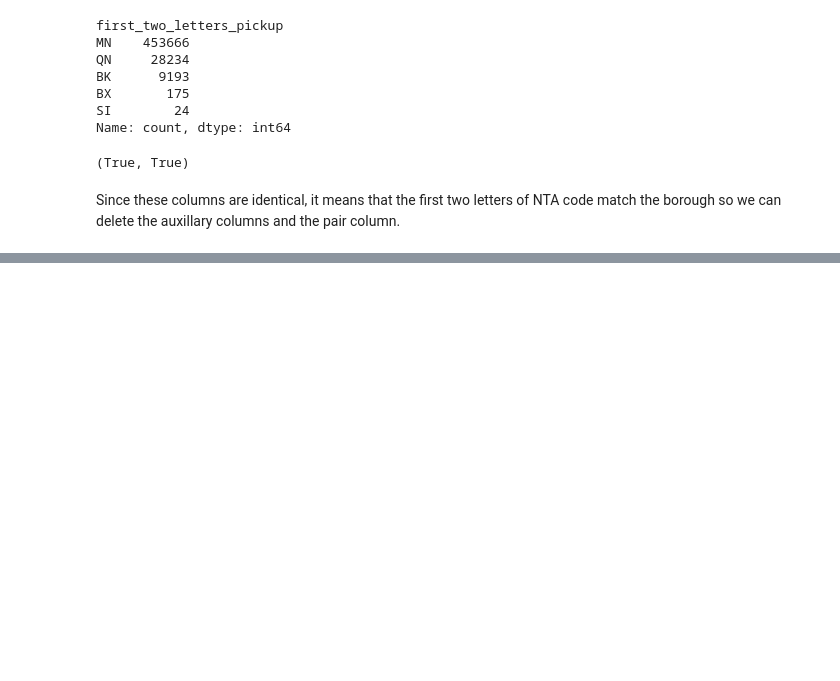
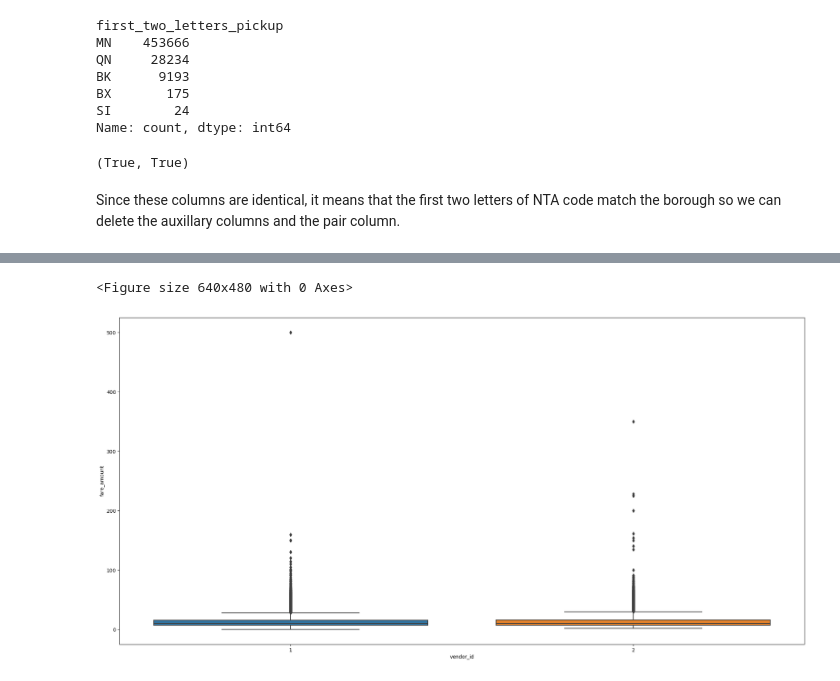
Before and after one commit to MichalKrzyzanski2002/Foundations-Data-Science-Project, a Jupyter notebook: Cleaning.ipynb, the cells around one changed output, grey strips where cells are left out. Drawn from its saved outputs; the diff is of its cells as text; code cells hidden in the pictures; blank space fills up the shorter version.

```diff
--- a/Cleaning.ipynb
+++ b/Cleaning.ipynb
@@ -1109,0 +1145,17 @@ data.drop(['first_two_letters_pickup', 'first_two_letters_dropoff','pair'], axis
+# %%
+import seaborn as sns
+import matplotlib.pyplot as plt
+
+def create_box_plot(data, x_col,y_col, **args):
+
+    plt.clf()
+    plt.figure(figsize=(25, 12))
+    sns.boxplot(x=data[x_col],y=data[y_col],**args,whis=1.5)
+    plt.xlabel(x_col)
+    plt.ylabel(y_col)
+    plt.show()
+# %%
+create_box_plot(data,x_col="vendor_id",y_col="fare_amount")
+# %% [output]
+<Figure size 640x480 with 0 Axes>
+[figure, added]
```
Also changed, not shown: parts of 34 cells of this notebook.
